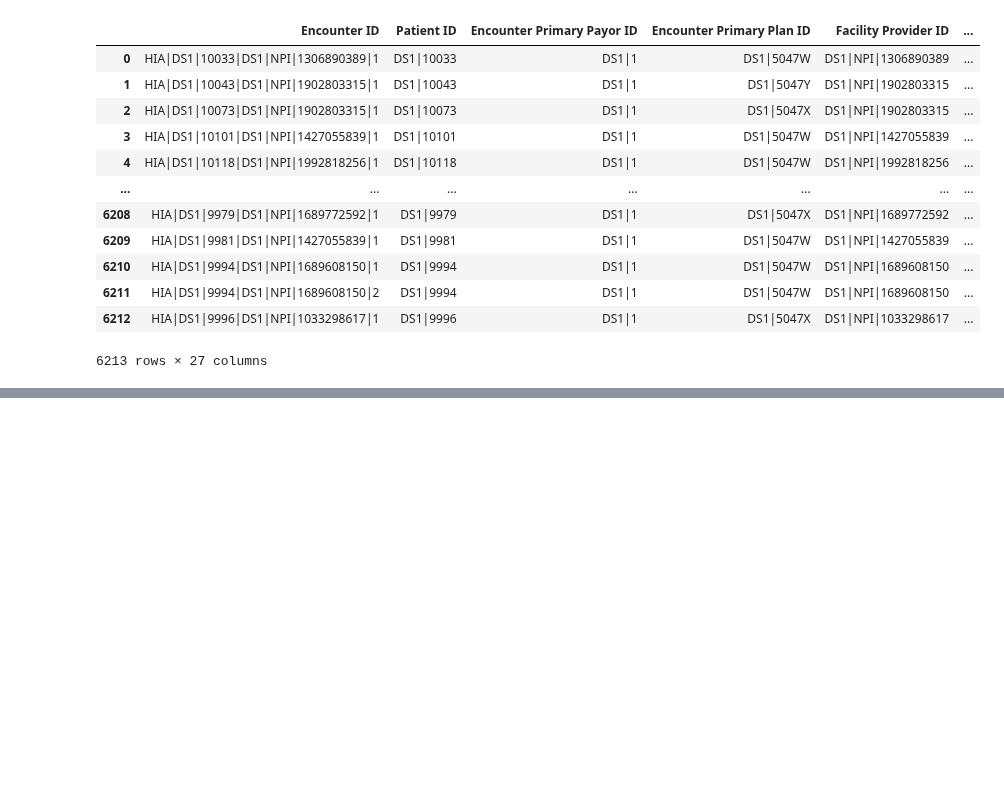
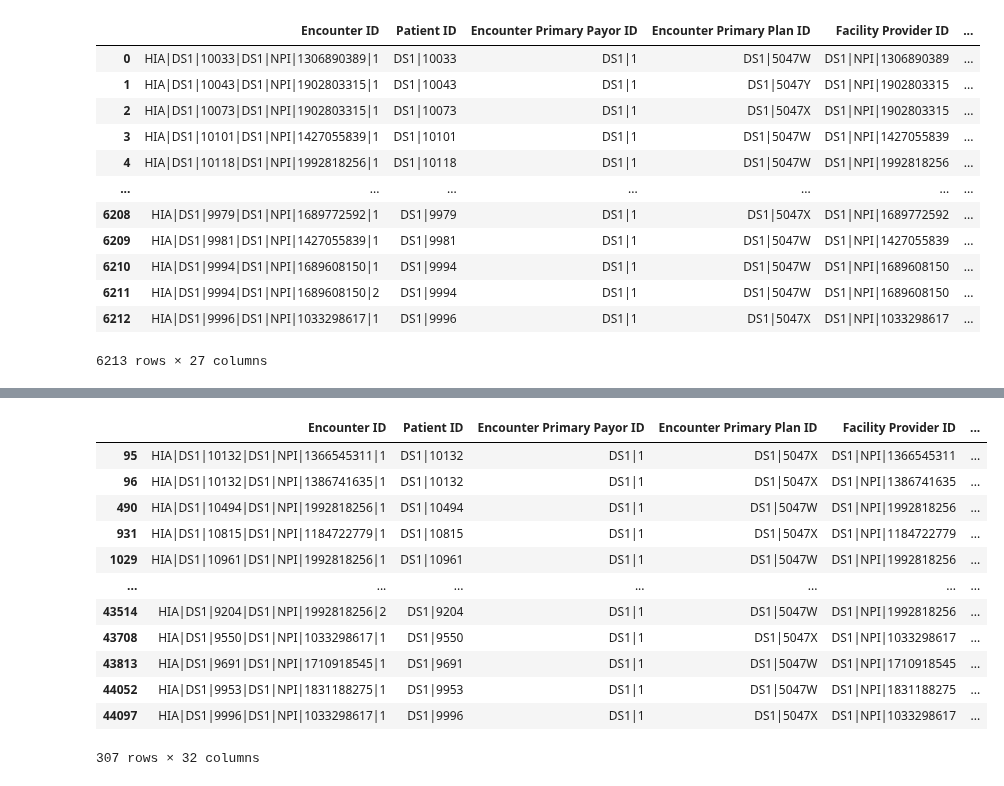
Before and after one commit to jrioross/ursa_health_hospital_readmissions, a Jupyter notebook: ursa_health_hospital_readmission.ipynb, the cells around one changed output, grey strips where cells are left out. Drawn from its saved outputs; the diff is of its cells as text; code cells hidden in the pictures; blank space fills up the shorter version.

```diff
--- a/ursa_health_hospital_readmission.ipynb
+++ b/ursa_health_hospital_readmission.ipynb
@@ -247,0 +279,16 @@ print(round(under_30_d_rate*100,2), '% readmitted under 30 days')
+# %%
+readm_pcp[readm_pcp['Hospital to PCP Days'].isnull()]
+# %% [output]
+|  | Encounter ID | Patient ID | Encounter Primary Payor ID | Encounter Primary Plan ID | Facility Provider ID | ... |
+| 95 | HIA|DS1|10132|DS1|NPI|1366545311|1 | DS1|10132 | DS1|1 | DS1|5047X | DS1|NPI|1366545311 | ... |
+| 96 | HIA|DS1|10132|DS1|NPI|1386741635|1 | DS1|10132 | DS1|1 | DS1|5047X | DS1|NPI|1386741635 | ... |
+| 490 | HIA|DS1|10494|DS1|NPI|1992818256|1 | DS1|10494 | DS1|1 | DS1|5047W | DS1|NPI|1992818256 | ... |
+| 931 | HIA|DS1|10815|DS1|NPI|1184722779|1 | DS1|10815 | DS1|1 | DS1|5047X | DS1|NPI|1184722779 | ... |
+| 1029 | HIA|DS1|10961|DS1|NPI|1992818256|1 | DS1|10961 | DS1|1 | DS1|5047W | DS1|NPI|1992818256 | ... |
+| ... | ... | ... | ... | ... | ... | ... |
+| 43514 | HIA|DS1|9204|DS1|NPI|1992818256|2 | DS1|9204 | DS1|1 | DS1|5047W | DS1|NPI|1992818256 | ... |
+| 43708 | HIA|DS1|9550|DS1|NPI|1033298617|1 | DS1|9550 | DS1|1 | DS1|5047X | DS1|NPI|1033298617 | ... |
+| 43813 | HIA|DS1|9691|DS1|NPI|1710918545|1 | DS1|9691 | DS1|1 | DS1|5047W | DS1|NPI|1710918545 | ... |
+| 44052 | HIA|DS1|9953|DS1|NPI|1831188275|1 | DS1|9953 | DS1|1 | DS1|5047W | DS1|NPI|1831188275 | ... |
+| 44097 | HIA|DS1|9996|DS1|NPI|1033298617|1 | DS1|9996 | DS1|1 | DS1|5047X | DS1|NPI|1033298617 | ... |
+307 rows × 32 columns
```
Also changed, not shown: parts of 15 cells of this notebook.
